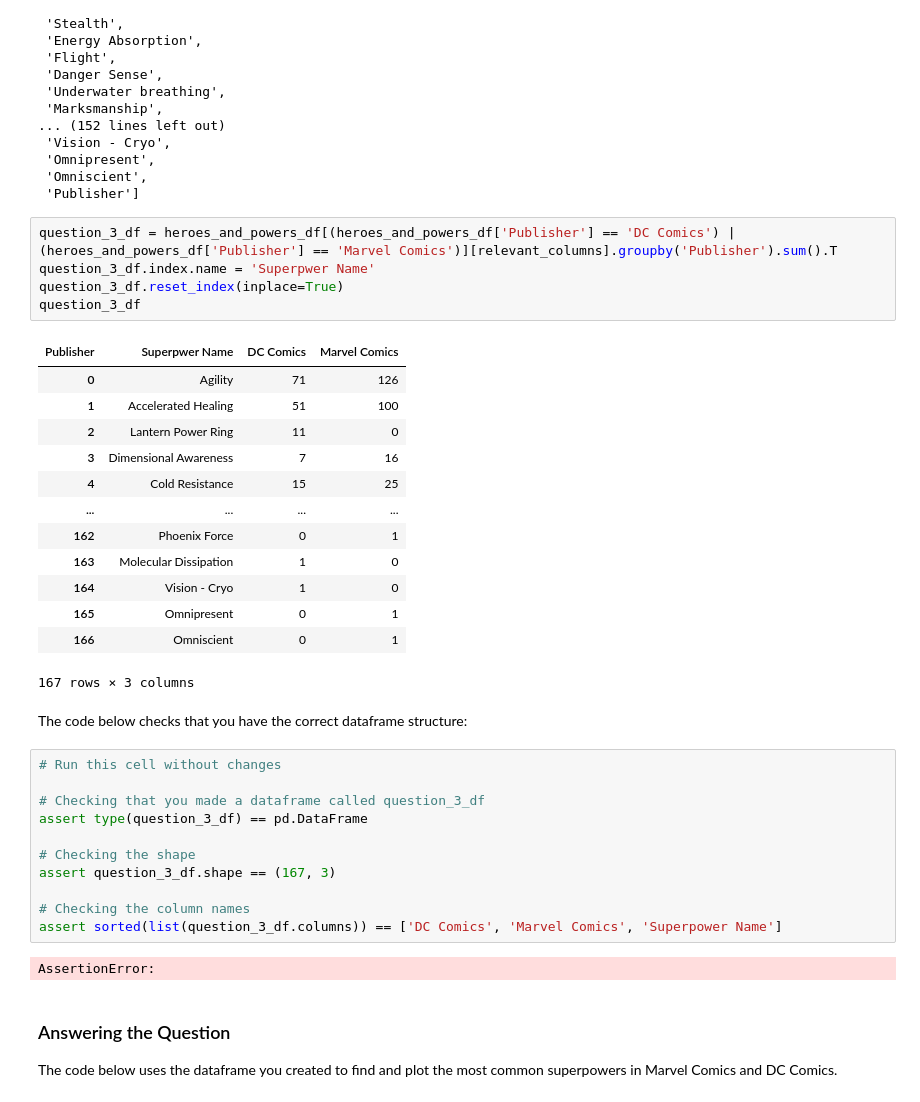
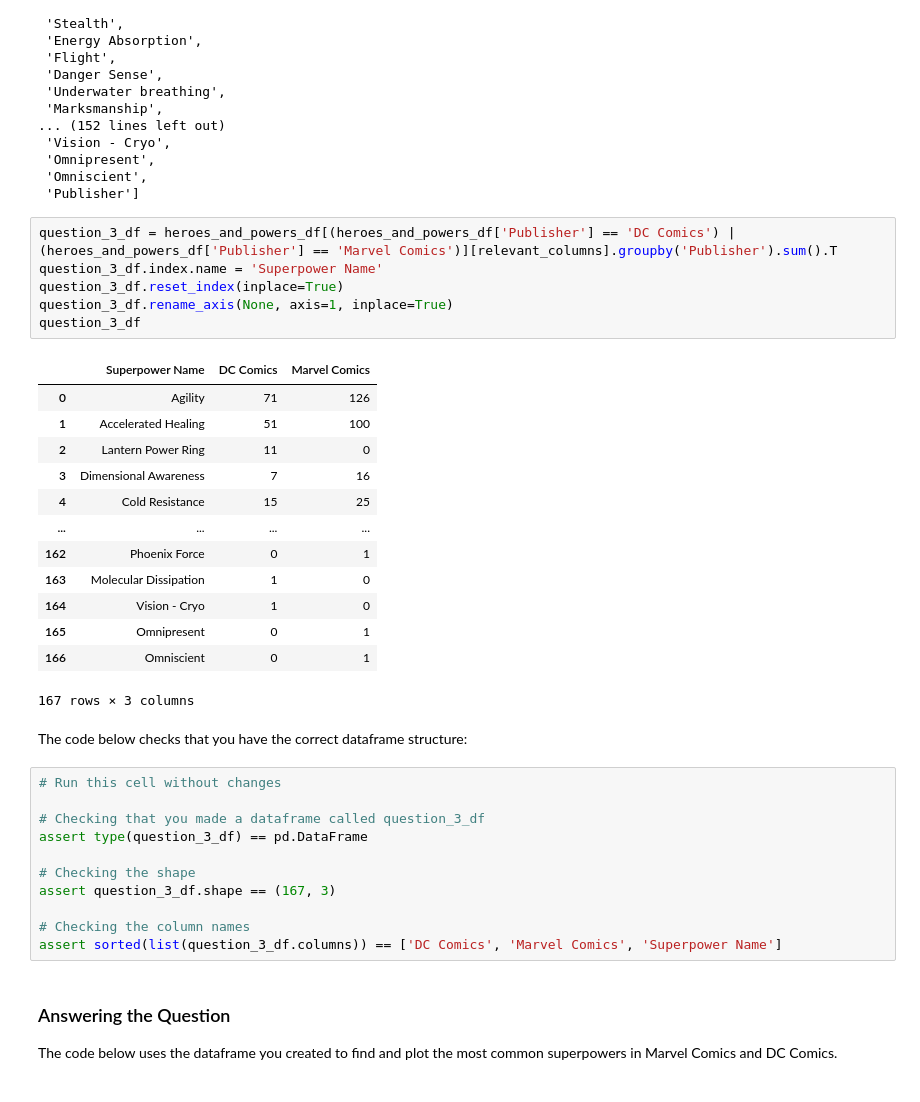
Before and after one commit to ShaneR31/dsc-pandas-data-cleaning-lab, a Jupyter notebook: index.ipynb, the cells around one changed output. Drawn from its saved outputs; the diff is of its cells as text.

```diff
--- a/index.ipynb
+++ b/index.ipynb
@@ -684,11 +684,12 @@ relevant_columns
  'Publisher']
 # %%
 question_3_df = heroes_and_powers_df[(heroes_and_powers_df['Publisher'] == 'DC Comics') | (heroes_and_powers_df['Publisher'] == 'Marvel Comics')][relevant_columns].groupby('Publisher').sum().T
-question_3_df.index.name = 'Superpwer Name'
+question_3_df.index.name = 'Superpower Name'
 question_3_df.reset_index(inplace=True)
+question_3_df.rename_axis(None, axis=1, inplace=True)
 question_3_df
 # %% [output]
-| Publisher | Superpwer Name | DC Comics | Marvel Comics |
+|  | Superpower Name | DC Comics | Marvel Comics |
 | 0 | Agility | 71 | 126 |
 | 1 | Accelerated Healing | 51 | 100 |
 | 2 | Lantern Power Ring | 11 | 0 |
@@ -714,8 +715,6 @@ assert question_3_df.shape == (167, 3)
 
 # Checking the column names
 assert sorted(list(question_3_df.columns)) == ['DC Comics', 'Marvel Comics', 'Superpower Name']
-# %% [output]
-AssertionError:
 # %% [markdown]
 ### Answering the Question
 
```
Also changed, not shown: parts of 6 cells of this notebook.
